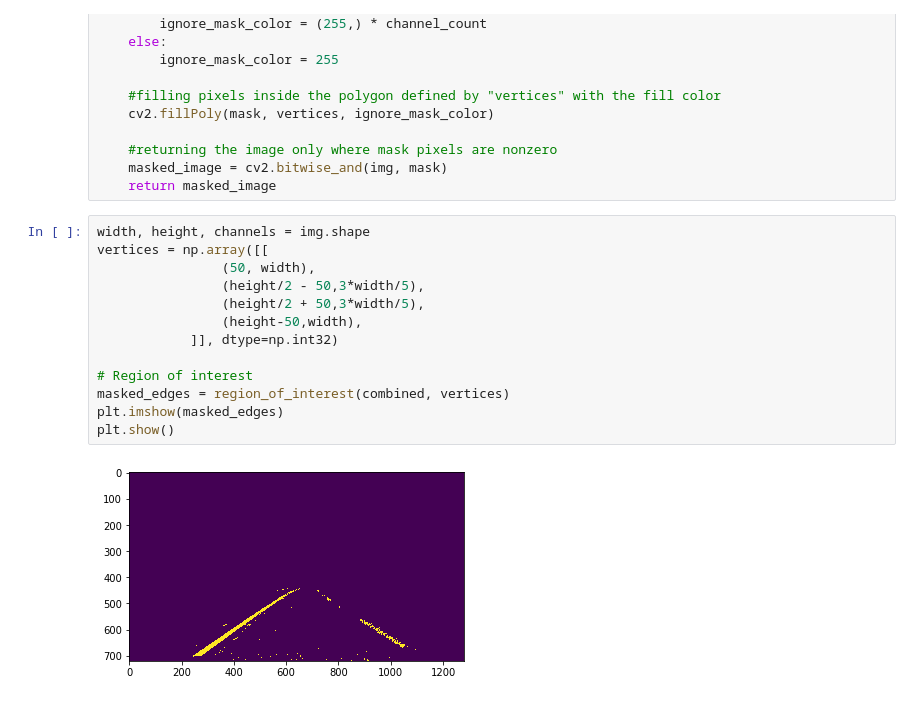
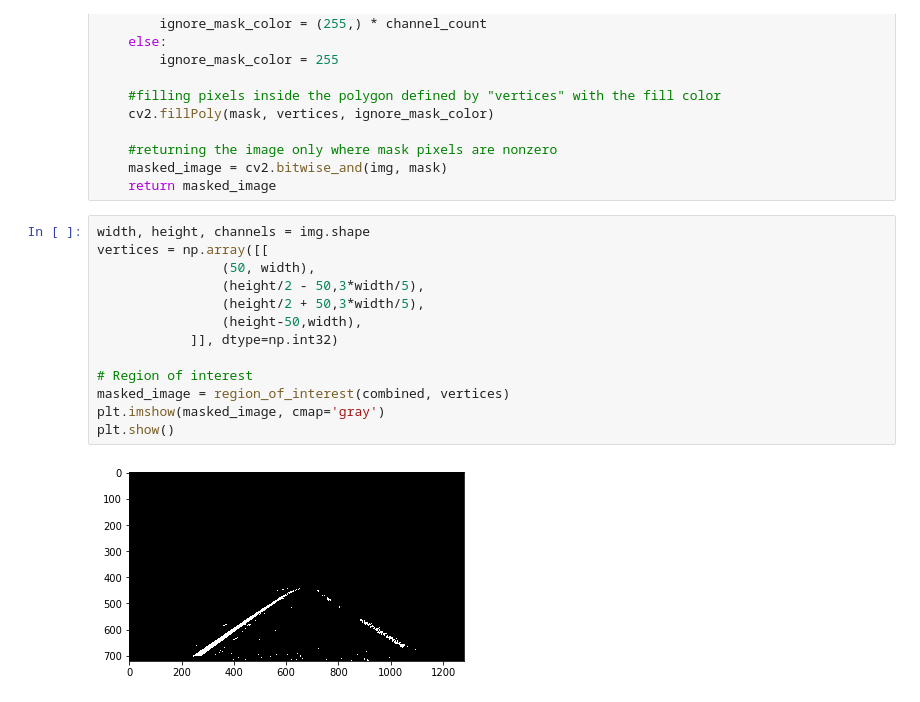
Before and after one commit to moizKachwala/self-drivingCar-advance-lane-p2, a Jupyter notebook: lane_detection.ipynb, the cells around one changed output. Drawn from its saved outputs; the diff is of its cells as text.

```diff
--- a/lane_detection.ipynb
+++ b/lane_detection.ipynb
@@ -248,15 +235,15 @@ def region_of_interest(img, vertices):
 # %%
 width, height, channels = img.shape
 vertices = np.array([[
                 (50, width),
                 (height/2 - 50,3*width/5),
                 (height/2 + 50,3*width/5),
                 (height-50,width),
             ]], dtype=np.int32)
 
 # Region of interest
-masked_edges = region_of_interest(combined, vertices)
-plt.imshow(masked_edges)
+masked_image = region_of_interest(combined, vertices)
+plt.imshow(masked_image, cmap='gray')
 plt.show()
 # %% [output]
-[figure, old version]
+[figure, new version]
```
Also changed, not shown: parts of 8 cells of this notebook.
